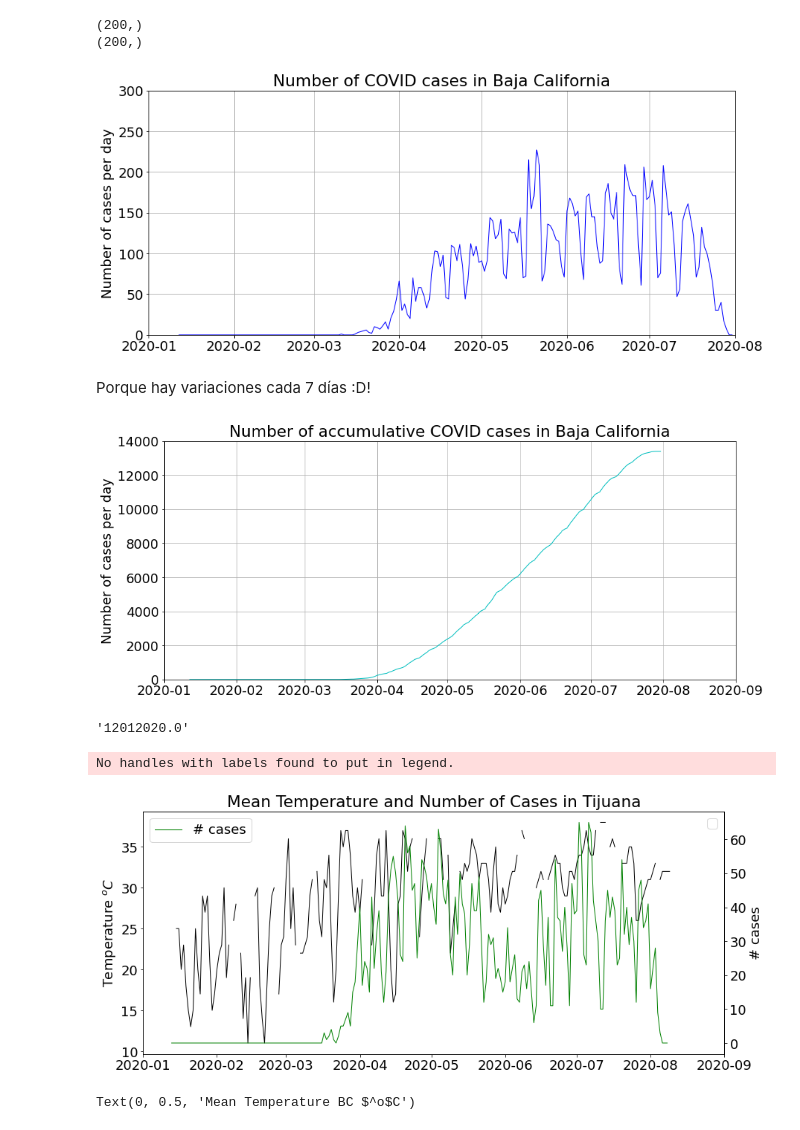
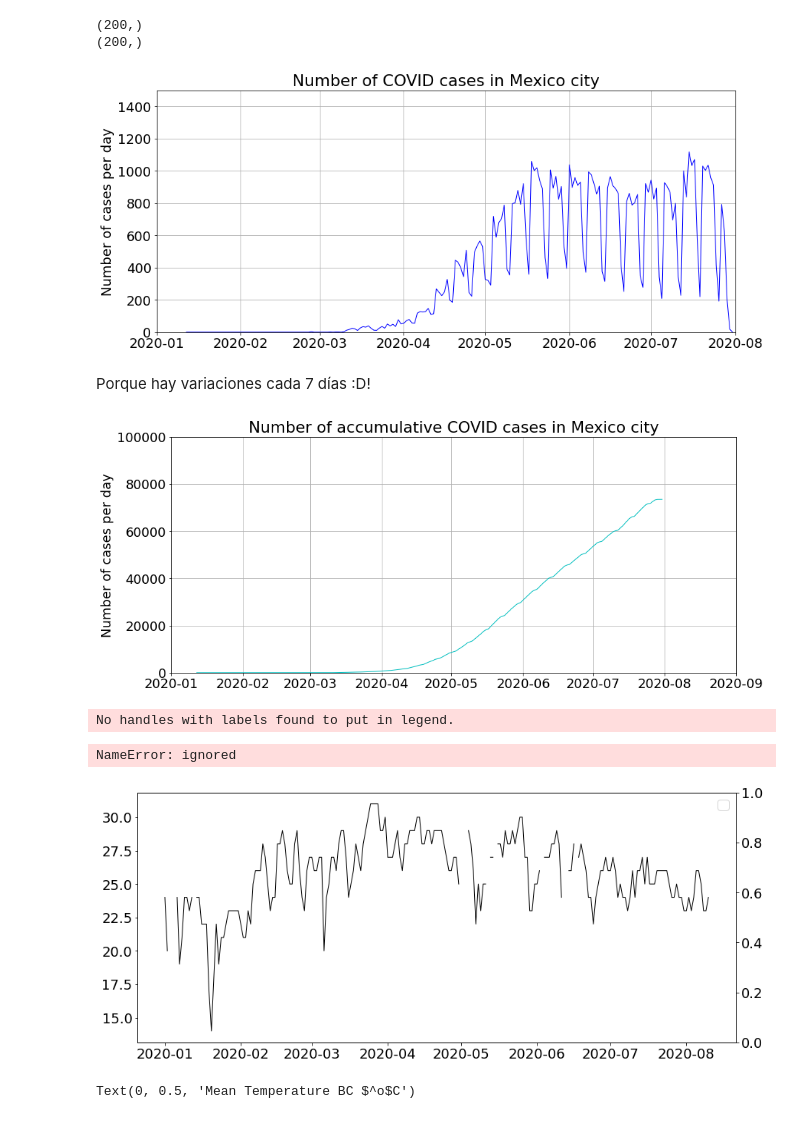
Before and after one commit to Air-pollution-and-COVID-19/Experimentos, a Jupyter notebook: plot_covid_cases_temp.ipynb, the cells around one changed output. Drawn from its saved outputs; the diff is of its cells as text; code cells hidden in the pictures.

```diff
--- a/plot_covid_cases_temp.ipynb
+++ b/plot_covid_cases_temp.ipynb
@@ -65,7 +65,7 @@ print(time_final[3:].shape) # imprime el tamaño de la columna fechas
 (200,)
 # %%
 fig, ax = plt.subplots(1, 1, sharex=True, figsize=(14, 6)) # genera una figura
-tit = 'Number of COVID cases in Baja California' # titulo de grafico
+tit = 'Number of COVID cases in Mexico city' # titulo de grafico
 units = 'Number of cases per day' # unidades de grafica
 # grafica fechas contra los datos de baja california
 ax.plot(num2date(time_final[1:]), cases_st_bc[1:], lw=1, color='b')
@@ -73,28 +73,28 @@ ax.plot(num2date(time_final[1:]), cases_st_bc[1:], lw=1, color='b')
 # ax.bar(num2date(time_final[1:]), cases_st_bc[1:], color='k', alpha=0.5)
 ax.set_title(tit) # poner el titulo
 ax.set_ylabel(units) # poner el titulo a las coordenadas y
-ax.set_ylim(0, 300)
+ax.set_ylim(0, 1500)
 ax.grid()
 fi1 = date2num(datetime.datetime.strptime('2020-01', '%Y-%m'))
 fi2 = date2num(datetime.datetime.strptime('2020-08', '%Y-%m'))
 ax.set_xlim(fi1, fi2)
-plt.savefig('figura_baja_california.png', bbox_inches='tight')
+plt.savefig('figura_Mexico_City.png', bbox_inches='tight')
 # %% [output]
-[figure, old version]
+[figure, new version]
 # %% [markdown]
 Porque hay variaciones cada 7 días :D!
 # %%
 fig, ax = plt.subplots(1, 1, sharex=True, figsize=(14, 6))
-tit = 'Number of accumulative COVID cases in Baja California'
+tit = 'Number of accumulative COVID cases in Mexico city'
 units = 'Number of cases per day'
 ax.plot(num2date(time_final[1:]), np.cumsum(cases_st_bc[1:]), lw=1, color='c')
 ax.set_title(tit)
 ax.set_ylabel(units)
-ax.set_ylim(0, 14000)
+ax.set_ylim(0, 100000)
 ax.grid() # genera lineas grises en la grafica
 fi1 = date2num(datetime.datetime.strptime('2020-01', '%Y-%m'))
 fi2 = date2num(datetime.datetime.strptime('2020-09', '%Y-%m'))
 ax.set_xlim(fi1, fi2)
-plt.savefig('Figura_Estado_Baja_California_acumulados.png', bbox_inches='tight')
+plt.savefig('Figura_Mexico_city_acumulados.png', bbox_inches='tight')
 # %% [output]
-[figure, old version]
+[figure, new version]
@@ -104,24 +101,6 @@ mat = np.loadtxt('/content/group_A_AlmaJair/datos_covid/casos_diarios_tijuana.cs
-# %%
-# Date of city
-time = mat[0,:]
-str(mat[0,0]) # dia , mes y año
-# %% [output]
-'12012020.0'
-# %%
-cases_tj = mat[1,:] # number of cases in city
-# %%
-# Loads time mm,dd,yyyy HH,mm
-time_final_ct = np.zeros(time.shape[0])
-for ii in range(time.shape[0]):
-    if np.ma.is_masked(time[ii]) == False:
-        if len(str(time[ii])) == 10:
-            time_final_ct[ii] = date2num(datetime.datetime(np.int(str(time[ii])[4:-2]), np.int(str(time[ii])[2:4]), np.int(str(time[ii])[0:2])))
-        else:
-            time_final_ct[ii] = date2num(datetime.datetime(np.int(str(time[ii])[3:-2]), np.int(str(time[ii])[1:3]),
-                                                            np.int(str(time[ii])[0:1])))
 # %%
 # https://en.climate-data.org/north-america/mexico/lower-california/tijuana-1005196/#temperature-graph
-temp_mat = np.loadtxt('/content/group_A_AlmaJair/datos_covid/temp_diaria_2020_mty.csv', delimiter=',')
+temp_mat = np.loadtxt('/content/group_A_AlmaJair/datos_covid/temp_diaria_2020_cdmx.csv', delimiter=',')
 # %%
 temp_mean = temp_mat[:,3] # graba la variable temp mean que esta en la columna 4
 temp_min = temp_mat[:,4] # graba la variable temp min que es columna 5
@@ -136,27 +115,28 @@ for ii in range(year.shape[0]):
                          np.int(day[ii]))) # Lo convierte a formato Python en un loop renglon por renglon
 # %%
 fig, ax = plt.subplots(1, 1, sharex=True, figsize=(14, 6))
-tit = 'Mean Temperature and Number of Cases in Tijuana'
+tit = 'Mean Temperature and Number of Cases in Mexico City'
 ax1 = ax # eje de las y del lado izquiero se llama ax1
 # label es para poner nombre a la linea que graficamos
 # ax1.plot(num2date(time_final_temp), temp_mean, lw=1, color='m', label='temp')
 # ax1.plot(num2date(time_final_temp), temp_min, lw=1, color='r')
 ax1.plot(num2date(time_final_temp), temp_max, lw=1, color='k')
 ax1.legend(loc=1) # pone el titulo de cada linea
 ax2 = ax1.twinx() # eje de las y del lado derecho se llama ax2
 ax2.plot(num2date(time_final_ct[1:]), cases_tj[1:], lw=1, color='g', label='# cases')
 ax2.set_title(tit)
 ax2.set_ylabel('# cases')
 ax2.legend(loc=2) # pone el titulo de cada linea
 #ax.set_ylim(0, 280)
 fi1 = date2num(datetime.datetime.strptime('2020-01', '%Y-%m'))
 fi2 = date2num(datetime.datetime.strptime('2020-09', '%Y-%m'))
 ax2.set_xlim(fi1, fi2)
 ax1.set_ylabel('Temperature $^oC$')
-plt.savefig('Figura_Estado_Baja_California_temp.png', bbox_inches='tight')
+plt.savefig('Figura_Ciudad_de_Mexico_temp.png', bbox_inches='tight')
 # %% [output]
 No handles with labels found to put in legend.
+NameError: ignored
-[figure, old version]
+[figure, new version]
 # %%
 # Mean Temperature Baja California
 temp_mean_2019 = np.asarray([16.3, 15.5, 16.6, 20.4, 20.5, 24.3, 28.6, 29.6, 27.2, 21.6, 17.1, 13.8])
```
Also changed, not shown: parts of 4 cells of this notebook.
